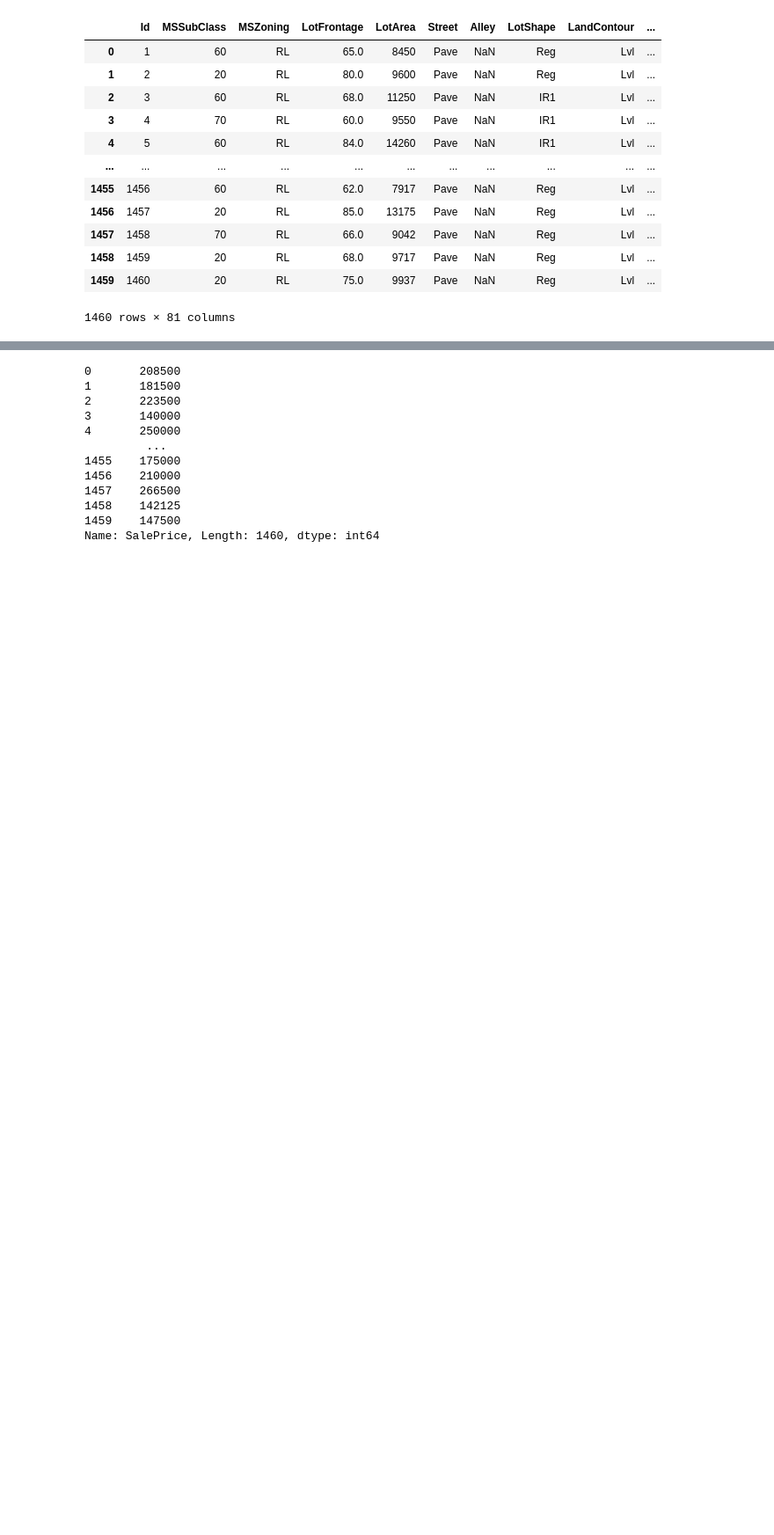
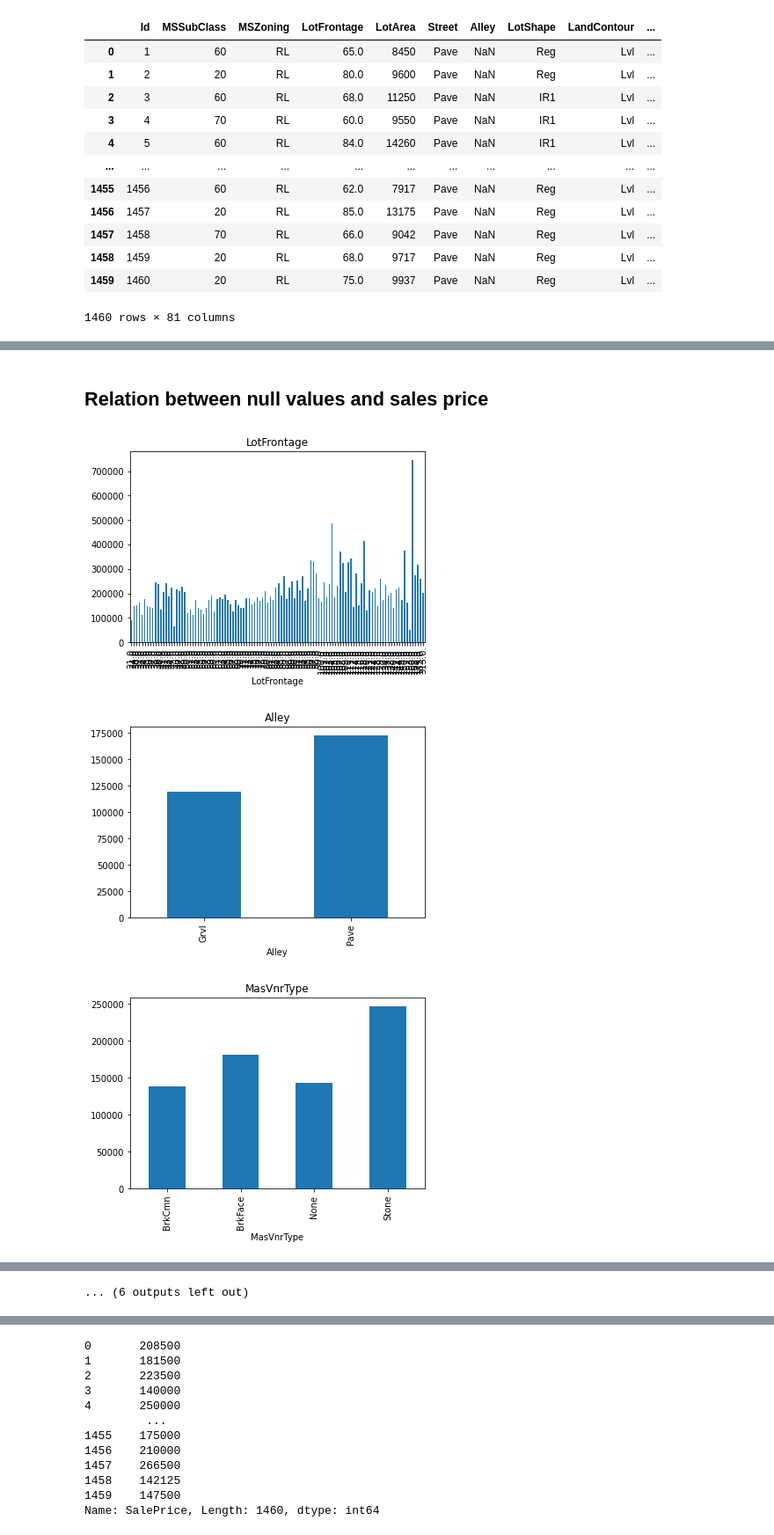
Before and after one commit to BaluGovind/Housing-Prices_Kaggle, a Jupyter notebook: House_price_prediction.ipynb, the cells around one changed output, grey strips where cells are left out. Shown at 88% size. Cells and saved outputs as stored; diff of their text form; code cells hidden in the pictures; blank space fills up the shorter version.

Commit message:
Added graphical relationships

```diff
--- a/House_price_prediction.ipynb
+++ b/House_price_prediction.ipynb
@@ -30,0 +34,4 @@ data
+# %%
+features_with_na=[features for features in data.columns if data[features].isnull().sum()>1]
+for feature in features_with_na:
+    print(feature, np.round((data[feature].isnull().mean())*100, 3), ' % null values')
@@ -30,0 +57,18 @@ data
+# %% [markdown]
+## Relation between null values and sales price
+# %%
+
+for feature in features_with_na:
+    data_set = data.copy()
+
+
+    data_set[feature] = np.where(data_set[feature].isnull(), 1, 0)
+
+
+    data.groupby(feature)['SalePrice'].median().plot.bar()
+    plt.title(feature)
+    plt.show()
+# %% [output]
+[figure, added]
+[figure, added]
+[figure, added]
@@ -30,0 +84 @@ data
+... (6 outputs left out)
```
Also changed, not shown: parts of 32 cells of this notebook.
